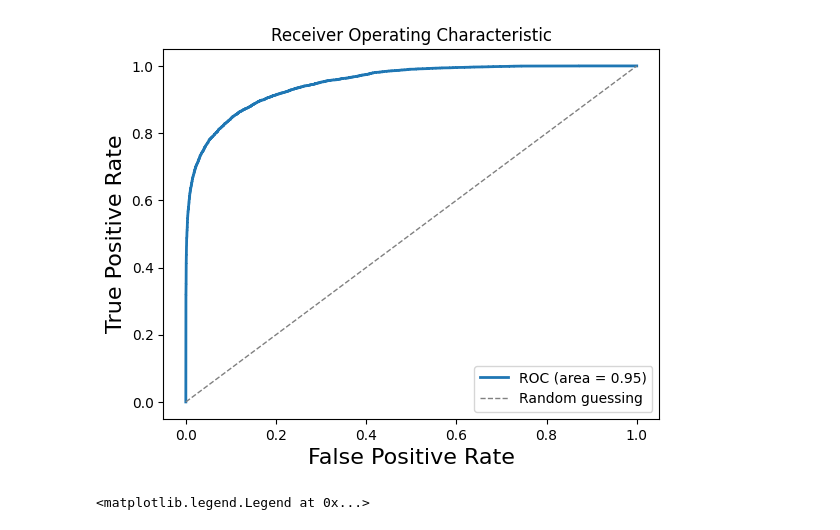
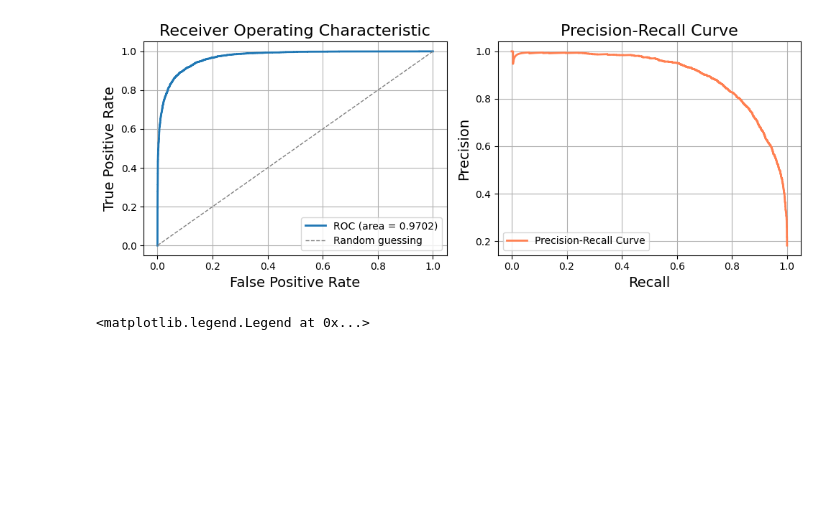
Before and after one commit to lachmann12/geneembedding, a Jupyter notebook: embed.ipynb, the cells around one changed output. Cells and saved outputs as stored; diff of their text form; code cells hidden in the pictures; blank space fills up the shorter version.

```diff
--- a/embed.ipynb
+++ b/embed.ipynb
@@ -34,7 +42,6 @@ library_embedding = genemap.embed_library(library, progress=True)
 # %%
 gold = []
 miss = []
-del X
 
 for set_name in tqdm.tqdm(library_embedding.index):
     for i in range(10):
@@ -42,9 +49,11 @@ for set_name in tqdm.tqdm(library_embedding.index):
         gene_to_set = np.array(gene_embedding.loc[random_gene,:] - library_embedding.loc[set_name,:])
         gold.append(gene_to_set)
 
+sgenes = set(genes)
+
 for set_name in tqdm.tqdm(library_embedding.index):
     for i in range(30):
-        random_gene = random.sample(genes,1)[0]
+        random_gene = random.sample(sgenes.difference(library[set_name]),1)[0]
         gene_to_set = np.array(gene_embedding.loc[random_gene,:] - library_embedding.loc[set_name,:])
         miss.append(gene_to_set)
 
@@ -147,10 +183,10 @@ true_samples = []
 false_samples = []
 
 for k in range(embedding1.shape[0]):
-    true_samples.append(np.concatenate((embedding1[k],embedding2[k])))
+    true_samples.append(np.concatenate((embedding1.iloc[k,:],embedding2.iloc[k,:])))
 
-for i in range(82000):
-    false_samples.append(np.concatenate((embedding1[random.randint(0,embedding1.shape[0]-1)],embedding2[random.randint(0,embedding1.shape[0]-1)])))
+for i in range(20000):
+    false_samples.append(np.concatenate((embedding1.iloc[random.randint(0,embedding1.shape[0]-1),:],embedding2.iloc[random.randint(0,embedding1.shape[0]-1),:])))
 
 true_samples = np.array(true_samples)
 false_samples = np.array(false_samples)
@@ -164,13 +200,12 @@ setsize_1 = [len(lib1[x])*2 for x in lib1]
 setsize_2 = []
 
 for k in range(embedding1.shape[0]):
-    true_samples.append(embedding1[k] - embedding2[k])
+    true_samples.append(embedding1.iloc[k,:] - embedding2.iloc[k,:])
 
 for i in range(82000):
     r1 = random.randint(0,embedding1.shape[0]-1)
     r2 = random.randint(0,embedding1.shape[0]-1)
-    #setsize_2.append((setsize_1[r1] + setsize_1[r2])/2)
-    false_samples.append(embedding1[r1] - embedding2[r2])
+    false_samples.append(embedding1.iloc[r1,:] - embedding2.iloc[r2,:])
 
 #setsize = np.array(setsize_1+setsize_2)
 true_samples = np.array(true_samples)
@@ -187,25 +222,36 @@ mod = model.fit(X_train, y_train)
 # %%
 y_pred = model.predict(X_test)
 # %%
+
 fpr, tpr, thresholds = roc_curve(y_test, y_pred)
+precision, recall, thresholds = precision_recall_curve(y_test, y_pred)
 roc_auc = auc(fpr, tpr)
 
-# plot the ROC curve
-plt.plot(fpr, tpr, lw=2, label='ROC (area = %0.2f)' % roc_auc)
+# Create a new figure with two subplots, side by side
+fig, (ax1, ax2) = plt.subplots(1, 2, figsize=(10, 4))
 
-# plot the random guessing line
-plt.plot([0, 1], [0, 1], linestyle='--', lw=1, color='gray', label='Random guessing')
+# Plot ROC curve
+ax1.plot(fpr, tpr, lw=2, label='ROC (area = %0.4f)' % roc_auc)
+ax1.plot([0, 1], [0, 1], linestyle='--', lw=1, color='gray', label='Random guessing')
+ax1.set_title('Receiver Operating Characteristic', fontsize=16)
+ax1.set_xlabel('False Positive Rate', fontsize=14)
+ax1.set_ylabel('True Positive Rate', fontsize=14)
+ax1.legend()
+ax1.grid(True)
 
-# set the plot title and axis labels
-plt.title('Receiver Operating Characteristic')
-plt.xlabel('False Positive Rate', fontsize=16)
-plt.ylabel('True Positive Rate', fontsize=16)
-plt.legend()
+# Plot Precision-Recall curve
+ax2.plot(recall, precision, lw=2, label='Precision-Recall Curve',c="coral")
+ax2.set_title('Precision-Recall Curve', fontsize=16)
+ax2.set_xlabel('Recall', fontsize=14)
+ax2.set_ylabel('Precision', fontsize=14)
+ax2.legend()
+ax2.grid(True)
 
-# show the plot
+# Adjust layout and show the plot
+plt.tight_layout()
 plt.show()
 # %% [output]
-[figure, old version]
+[figure, new version]
 # %%
 from scipy import stats
 import tqdm
```
Also changed, not shown: parts of 7 cells of this notebook, 2 other files.
